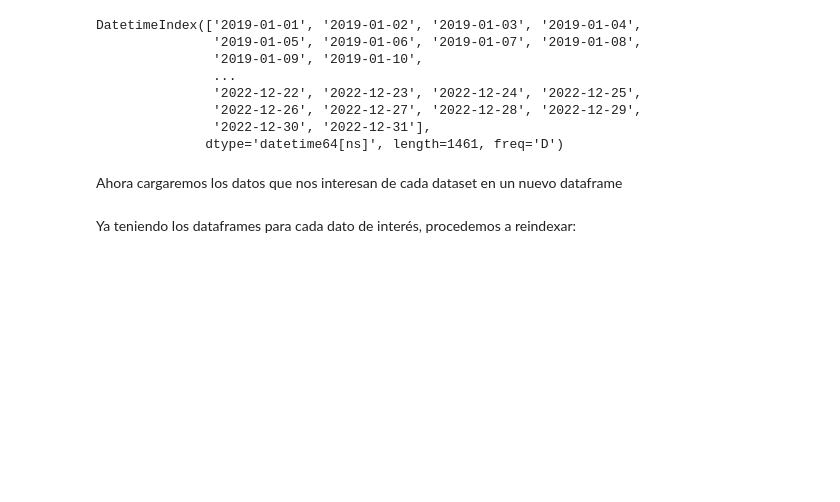
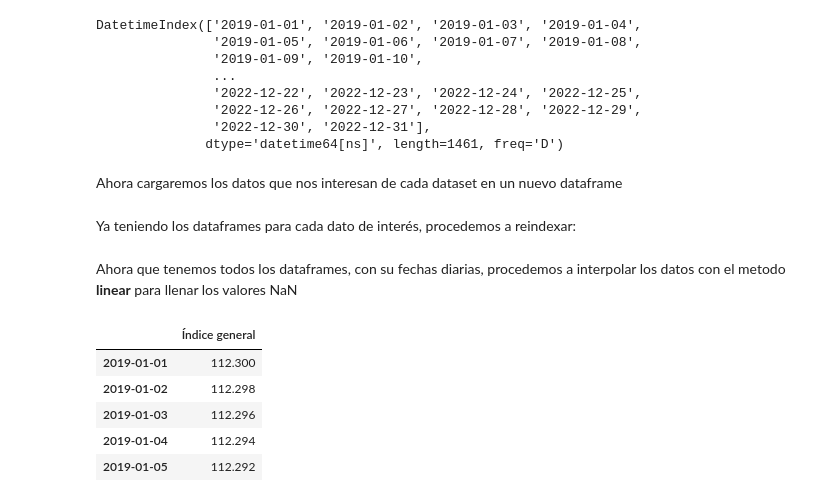
Before and after one commit to JosueRodriguezSams/CriptoSV---Samsung, a Jupyter notebook: Analisis_impacto_del_bitcoin.ipynb, the cells around one changed output. Drawn from its saved outputs; the diff is of its cells as text; code cells hidden in the pictures; blank space fills up the shorter version.

```diff
--- a/Analisis_impacto_del_bitcoin.ipynb
+++ b/Analisis_impacto_del_bitcoin.ipynb
@@ -360,4 +360,28 @@ df_rin = df_rin.reindex(pd.date_range(df_btc.index.min(), df_btc.index.max(), fr
 df_niip = df_niip.reindex(pd.date_range(df_btc.index.min(), df_btc.index.max(), freq="D"))
 df_pib = df_pib.reindex(pd.date_range(df_btc.index.min(), df_btc.index.max(), freq="D"))
 df_ipc = df_ipc.reindex(pd.date_range(df_btc.index.min(), df_btc.index.max(), freq="D"))
-#df_ipc.asfreq("ME")
+
+
+#Asignamos manualmente el valor del primer día para poder interpolar correctamente
+df_dpe.loc["2019-01-01"]  = 9565.43
+df_rin.loc["2019-01-01"]  = 3353.55
+df_niip.loc["2019-01-01"] = -16709.87
+df_pib.loc["2019-01-01"]  = 26020.85
+df_ipc.loc["2019-01-01"]  = 112.30
+# %% [markdown]
+Ahora que tenemos todos los dataframes, con su fechas diarias, procedemos a interpolar los datos con el metodo **linear** para llenar los valores NaN
+# %%
+df_dpe.interpolate(method="linear", inplace=True)
+df_rin.interpolate(method="linear", inplace=True)
+df_niip.interpolate(method="linear", inplace=True)
+df_pib.interpolate(method="linear", inplace=True)
+df_ipc.interpolate(method="linear", inplace=True)
+
+df_ipc.head()
+# %% [output]
+|  | Índice general |
+| 2019-01-01 | 112.300 |
+| 2019-01-02 | 112.298 |
+| 2019-01-03 | 112.296 |
+| 2019-01-04 | 112.294 |
+| 2019-01-05 | 112.292 |
```
